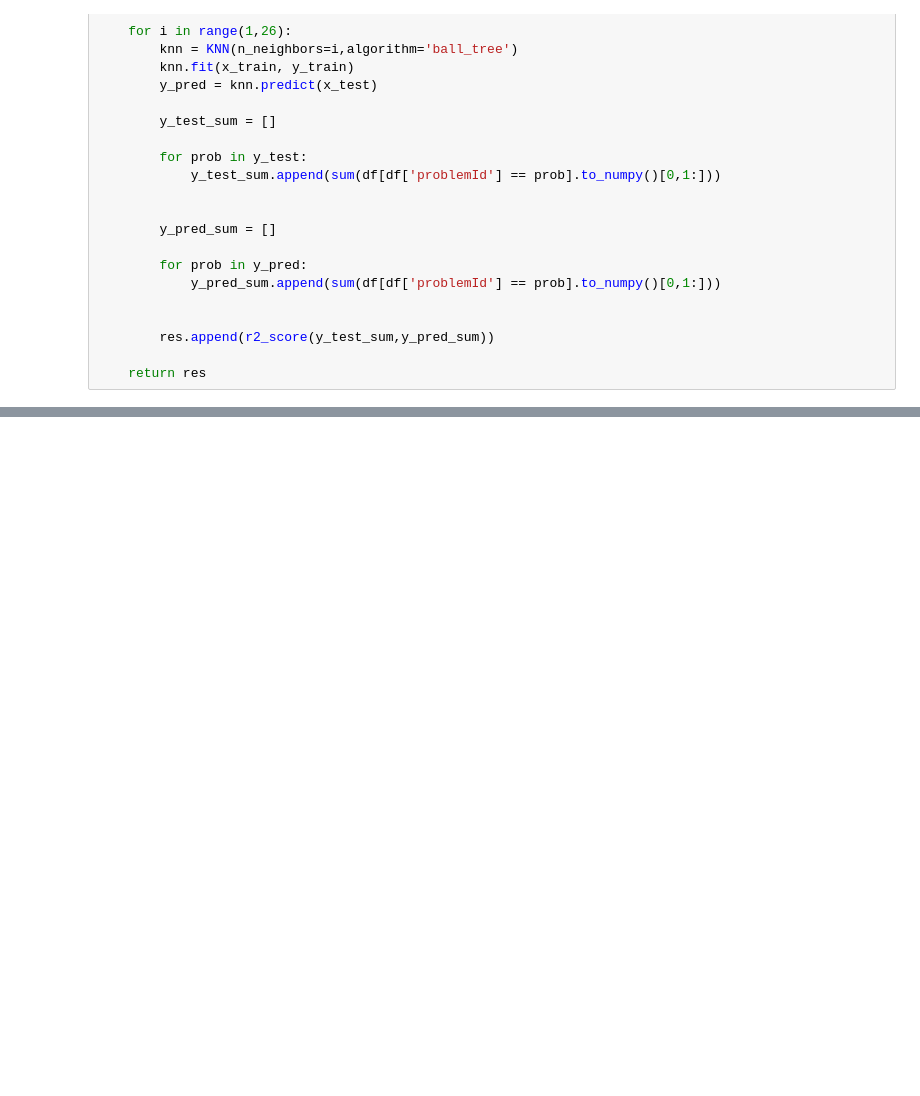
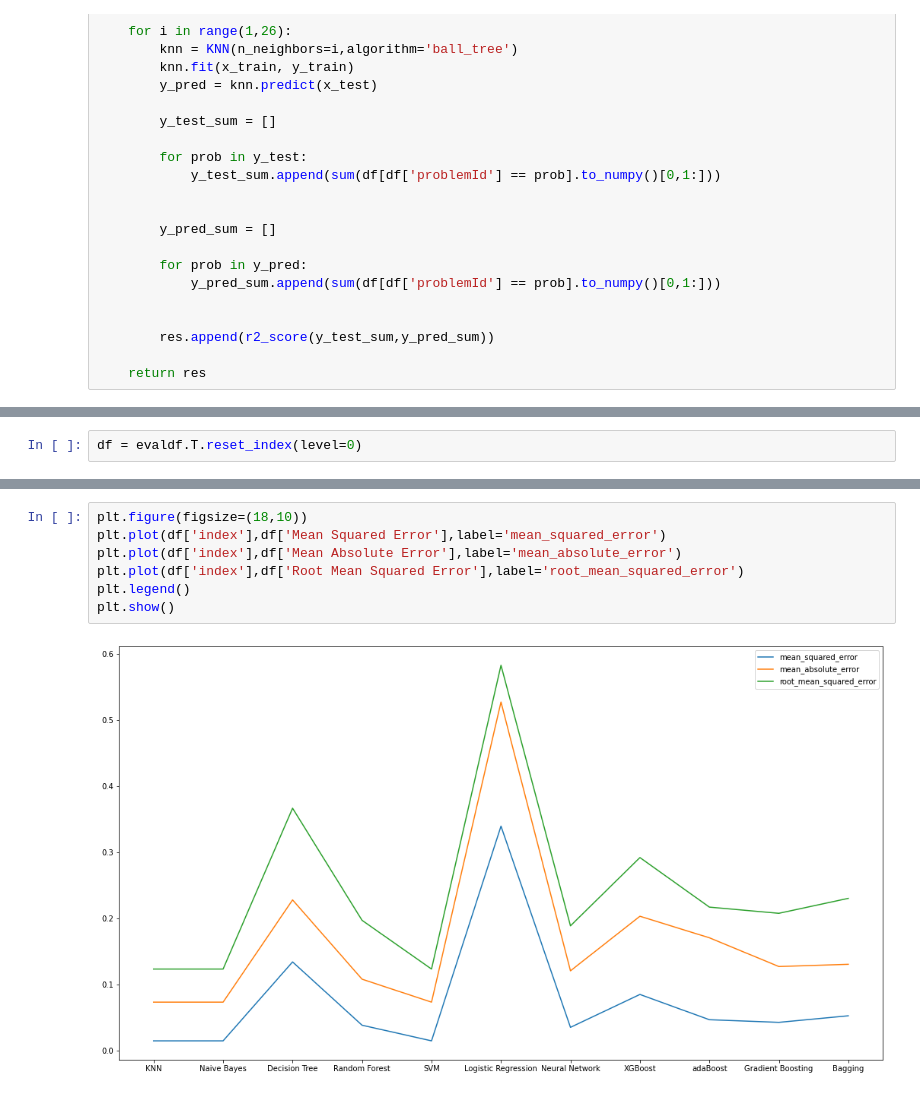
Before and after one commit to siesgstarena/labs, a Jupyter notebook: recommendation_system/problem_recommendation/evaluate/evaluate.ipynb, the cells around one changed output, grey strips where cells are left out. Cells and saved outputs as stored; diff of their text form; blank space fills up the shorter version.

```diff
--- a/recommendation_system/problem_recommendation/evaluate/evaluate.ipynb
+++ b/recommendation_system/problem_recommendation/evaluate/evaluate.ipynb
@@ -104,0 +440,2 @@ Evaluate(x_train,x_test,y_train,y_test)
+# %%
+df = evaldf.T.reset_index(level=0)
@@ -104,0 +457,9 @@ Evaluate(x_train,x_test,y_train,y_test)
+# %%
+plt.figure(figsize=(18,10))
+plt.plot(df['index'],df['Mean Squared Error'],label='mean_squared_error')
+plt.plot(df['index'],df['Mean Absolute Error'],label='mean_absolute_error')
+plt.plot(df['index'],df['Root Mean Squared Error'],label='root_mean_squared_error')
+plt.legend()
+plt.show()
+# %% [output]
+[figure, added]
```
Also changed, not shown: parts of 78 cells of this notebook.
